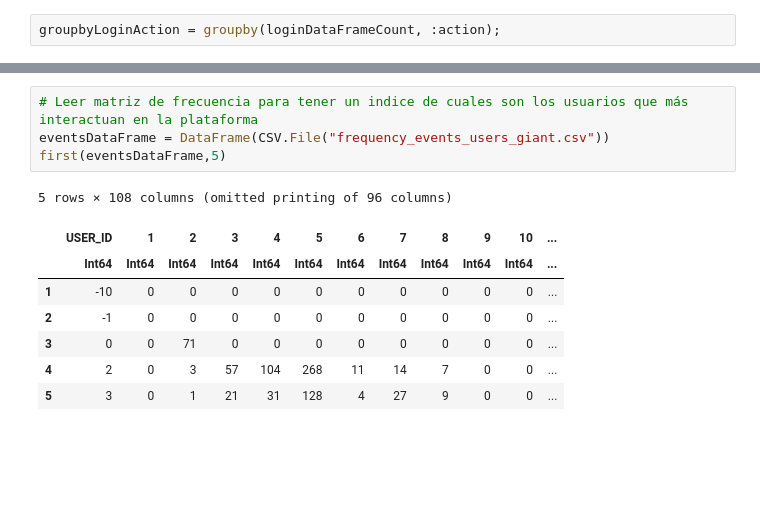
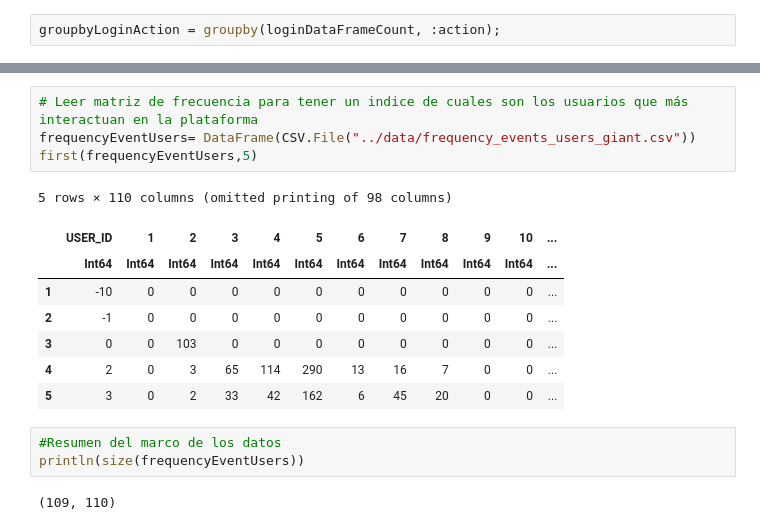
Before and after one commit to JohnFlorez25/giant_data_module, a Jupyter notebook: docs/visualization_data_giant.ipynb, the cells around one changed output, grey strips where cells are left out. Saved outputs shown, nothing was run; the diff lists cells and outputs as text; blank space fills up the shorter version.

```diff
--- a/docs/visualization_data_giant.ipynb
+++ b/docs/visualization_data_giant.ipynb
@@ -444,13 +469,18 @@ plot(x, y, title = "Connections per day", xlabel = "Day", ylabel = "Connection's
 # %%
 # Leer matriz de frecuencia para tener un indice de cuales son los usuarios que más interactuan en la plataforma
-eventsDataFrame = DataFrame(CSV.File("frequency_events_users_giant.csv"))
-first(eventsDataFrame,5)
+frequencyEventUsers= DataFrame(CSV.File("../data/frequency_events_users_giant.csv"))
+first(frequencyEventUsers,5)
 # %% [output]
-5 rows × 108 columns (omitted printing of 96 columns)
+5 rows × 110 columns (omitted printing of 98 columns)
 |  | USER_ID | 1 | 2 | 3 | 4 | 5 | 6 | 7 | 8 | 9 | 10 | ... |
 |  | Int64 | Int64 | Int64 | Int64 | Int64 | Int64 | Int64 | Int64 | Int64 | Int64 | Int64 | ... |
 | 1 | -10 | 0 | 0 | 0 | 0 | 0 | 0 | 0 | 0 | 0 | 0 | ... |
 | 2 | -1 | 0 | 0 | 0 | 0 | 0 | 0 | 0 | 0 | 0 | 0 | ... |
-| 3 | 0 | 0 | 71 | 0 | 0 | 0 | 0 | 0 | 0 | 0 | 0 | ... |
-| 4 | 2 | 0 | 3 | 57 | 104 | 268 | 11 | 14 | 7 | 0 | 0 | ... |
-| 5 | 3 | 0 | 1 | 21 | 31 | 128 | 4 | 27 | 9 | 0 | 0 | ... |
+| 3 | 0 | 0 | 103 | 0 | 0 | 0 | 0 | 0 | 0 | 0 | 0 | ... |
+| 4 | 2 | 0 | 3 | 65 | 114 | 290 | 13 | 16 | 7 | 0 | 0 | ... |
+| 5 | 3 | 0 | 2 | 33 | 42 | 162 | 6 | 45 | 20 | 0 | 0 | ... |
+# %%
+#Resumen del marco de los datos
+println(size(frequencyEventUsers))
+# %% [output]
+(109, 110)
```
Also changed, not shown: parts of 46 cells of this notebook, 2 other files.
